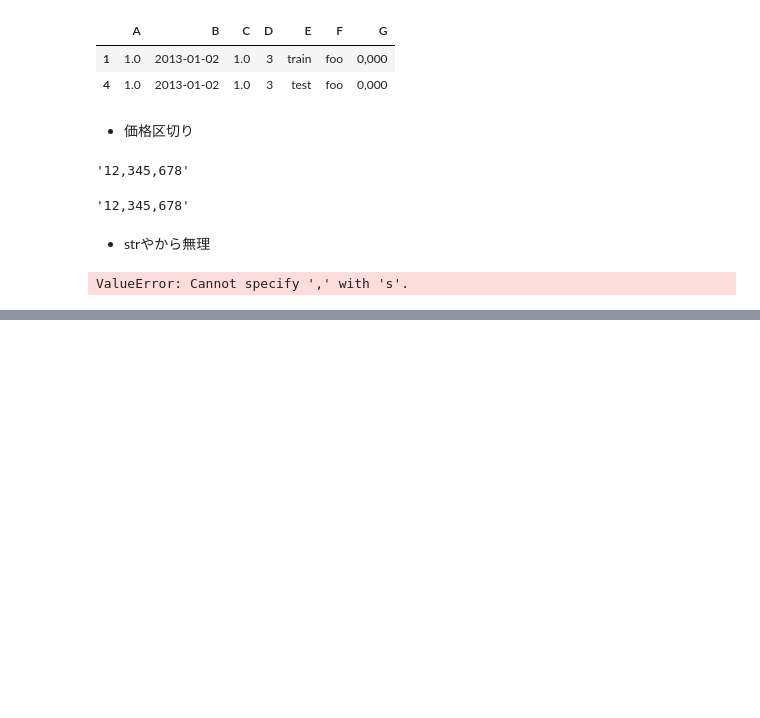
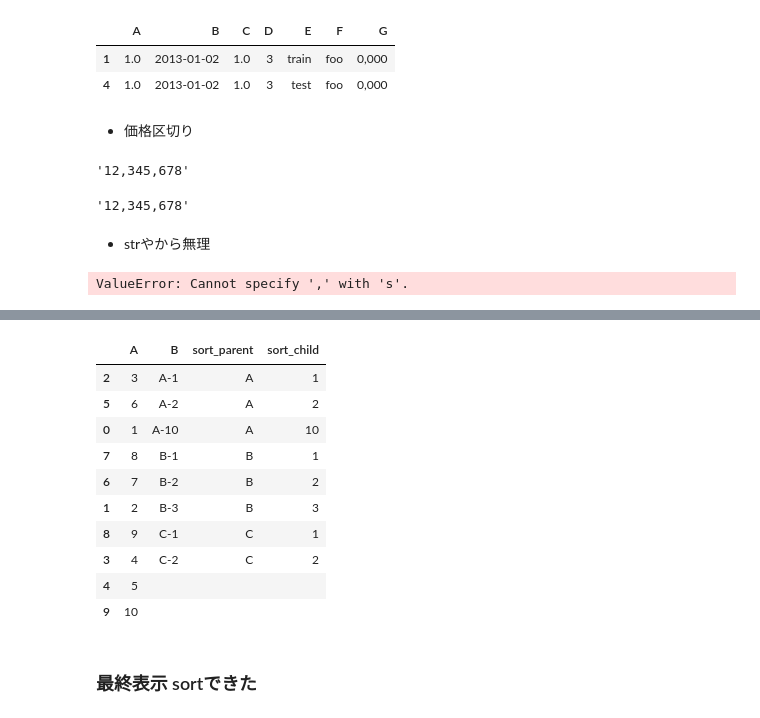
Before and after one commit to KazusaNakagawa/docker-jupyter-learn, a Jupyter notebook: ds_python/learn.ipynb, the cells around one changed output, grey strips where cells are left out. Drawn from its saved outputs; the diff is of its cells as text; code cells hidden in the pictures; blank space fills up the shorter version.

```diff
--- a/ds_python/learn.ipynb
+++ b/ds_python/learn.ipynb
@@ -95,0 +116,56 @@ ValueError: Cannot specify ',' with 's'.
+# %%
+def demarcate_hyphen(df, before_col="B", sort_parent='sort_parent', sort_child='sort_child'):
+    """ 2020/09/10
+
+    アルファベット、数字の組み合わせがある値をソートする。
+    そのままソートすると数字が文字列の為上手くソートできない
+    ハイフンで切り分けて、数字はnp.intにキャストした
+
+    ExSample:
+        before  after
+        --------------
+        A-10    A-1
+        B-3     A-10
+        A-1     B-3
+        C-2     C-2
+        NaN         <- NaNは削除
+
+    params:
+    	df(DataFrame)	 : 処理してるデータ
+        before_col(str)  : 処理対象(column name)
+        sort_parent(str) : ソートする素(column name)
+        sort_child(str)  : ソートする付属(column name)
+
+    return:
+        ソートした結果返す
+    """
+
+    # NaN(float)を除外. floatでソートできない為
+    filter_ = df[~df[before_col].isna()]
+
+    df[sort_parent] = filter_.apply(
+        lambda row: f"{row[before_col]}".split('-')[0] if '-' in row[before_col] else row[before_col], axis=1)
+
+    df[sort_child] = filter_.apply(
+        lambda row: f"{row[before_col]}".split('-')[1] if '-' in row[before_col] else 0, axis=1).astype(np.int)
+
+    df = df.sort_values([sort_parent, sort_child]).fillna('')
+
+    return df
+# %%
+df = demarcate_hyphen(df, before_col="B", sort_parent='sort_parent', sort_child='sort_child')
+df
+# %% [output]
+|  | A | B | sort_parent | sort_child |
+| 2 | 3 | A-1 | A | 1 |
+| 5 | 6 | A-2 | A | 2 |
+| 0 | 1 | A-10 | A | 10 |
+| 7 | 8 | B-1 | B | 1 |
+| 6 | 7 | B-2 | B | 2 |
+| 1 | 2 | B-3 | B | 3 |
+| 8 | 9 | C-1 | C | 1 |
+| 3 | 4 | C-2 | C | 2 |
+| 4 | 5 |  |  |  |
+| 9 | 10 |  |  |  |
+# %% [markdown]
+### 最終表示 sortできた
```
Also changed, not shown: parts of 35 cells of this notebook.
